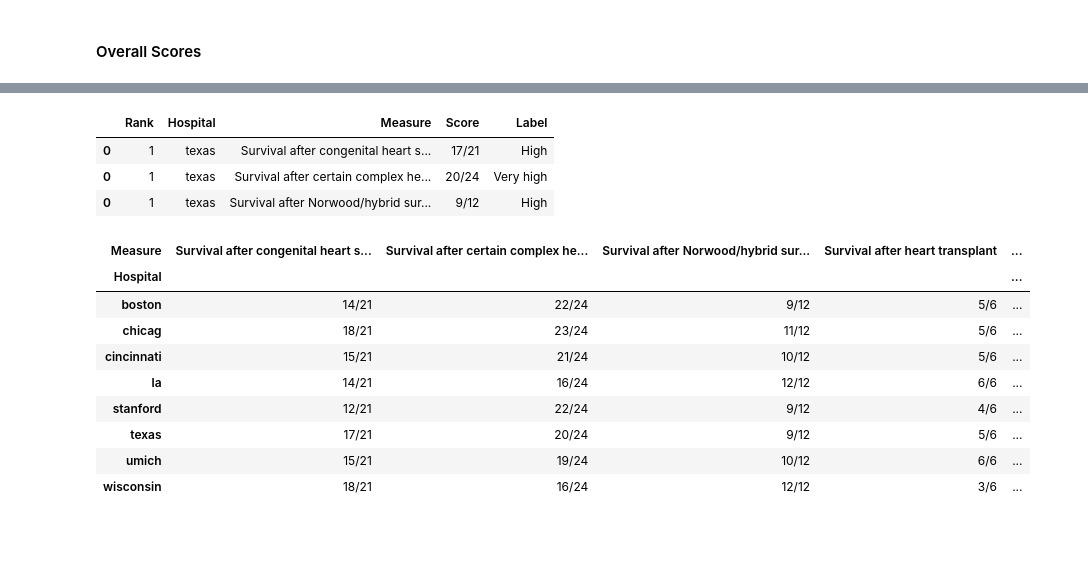
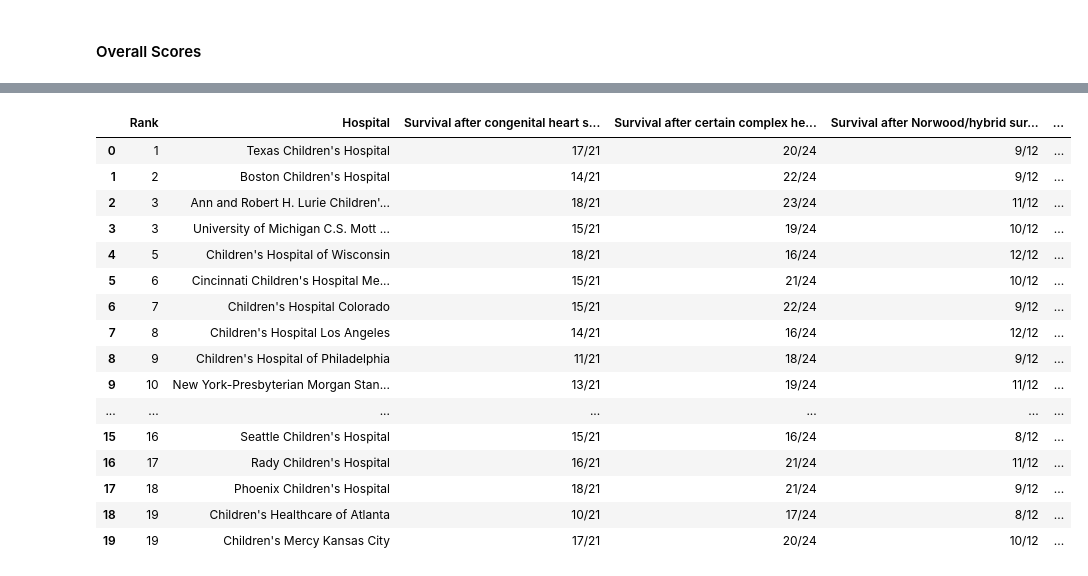
Before and after one commit to wenyu-z/py_programming, a Jupyter notebook: childrens_hospital_scrape/scrape_1.ipynb, the cells around one changed output, grey strips where cells are left out. Cells and saved outputs as stored; diff of their text form; code cells hidden in the pictures; blank space fills up the shorter version.

Commit message:
user_agent for directly reading response
user_agent for directly reading response. fudge yeah

```diff
--- a/childrens_hospital_scrape/scrape_1.ipynb
+++ b/childrens_hospital_scrape/scrape_1.ipynb
@@ -92,3 +73,0 @@ USN.ready().then(function() {
-# %%
-script_data = [d for d in soup2.find_all('script') if d.text.startswith(texts)]
-print len(script_data)
@@ -174,0 +74,36 @@ for tup in files:
+# %%
+texts = '\nUSN.ready().then(function() {\n    USN.EventDispatcher.instance.dispatcher.trigger(\'summon:hospitals:profile'
+def get_detail_data(url, texts):
+    page = requests.get(url, headers=user_agent)
+    soup = BeautifulSoup(page.text, 'lxml')
+    script_data = [d for d in soup.find_all('script') if d.text.startswith(texts)]
+    data = json.loads(script_data[0].text.split('init(')[1].rstrip('\n});\n});\n')[:-7])
+    return data
+# %%
+cols = ['Rank', 'Hospital', 'Measure', 'Score', 'Label']
+df = pd.DataFrame(columns=cols)
+
+for page_no in range(2):
+    url_param = {'page': page_no+1}
+    url = '%s/?%s' % (url_base, urllib.urlencode(url_param))
+
+    data = get_overall_data(url)
+
+    for i in range(10):
+        rank, name = [data['matches'][i][k] for k in ['rank', 'name']]
+        full_scorecard_suff = data['matches'][i]['full_scorecard_url']
+        url2 = '%s%s' % (pre, full_scorecard_suff)
+        d = get_detail_data(url2, texts)
+        all_titles = []
+        for group in d['scorecard']['measure_groups']:
+            for measure in group['measures']:
+                title = measure['title']
+                score = measure['score']['value']
+                label = measure['score']['label']
+                data_list = [rank, name, title, score, label]
+                df2 = pd.DataFrame(columns=cols, data=[data_list])
+                df = df.append(df2)
+                all_titles.append(title)
+
+df.reset_index(inplace = True, drop = True)
+display(df.head())
@@ -209,24 +137,27 @@ print len(set(all_titles))
-# %%
-display(df.head(3))
-# %% [output]
-|  | Rank | Hospital | Measure | Score | Label |
-| 0 | 1 | texas | Survival after congenital heart s... | 17/21 | High |
-| 0 | 1 | texas | Survival after certain complex he... | 20/24 | Very high |
-| 0 | 1 | texas | Survival after Norwood/hybrid sur... | 9/12 | High |
+# %%
+df_rank = df[['Rank', 'Hospital']].drop_duplicates()
 # %%
 df2 = df.pivot(index='Hospital', columns='Measure', values='Score')
-df2 = df2[all_titles]
+df2 = df2.reset_index().merge(df_rank, on = 'Hospital', how = 'left')[['Rank', 'Hospital']+all_titles]
+df2 = df2.sort_values(by='Rank').reset_index(drop = True)
 display(df2)
 # %% [output]
-| Measure | Survival after congenital heart s... | Survival after certain complex he... | Survival after Norwood/hybrid sur... | Survival after heart transplant | ... |
-| Hospital |  |  |  |  | ... |
-| boston | 14/21 | 22/24 | 9/12 | 5/6 | ... |
-| chicag | 18/21 | 23/24 | 11/12 | 5/6 | ... |
-| cincinnati | 15/21 | 21/24 | 10/12 | 5/6 | ... |
-| la | 14/21 | 16/24 | 12/12 | 6/6 | ... |
-| stanford | 12/21 | 22/24 | 9/12 | 4/6 | ... |
-| texas | 17/21 | 20/24 | 9/12 | 5/6 | ... |
-| umich | 15/21 | 19/24 | 10/12 | 6/6 | ... |
-| wisconsin | 18/21 | 16/24 | 12/12 | 3/6 | ... |
+|  | Rank | Hospital | Survival after congenital heart s... | Survival after certain complex he... | Survival after Norwood/hybrid sur... | ... |
+| 0 | 1 | Texas Children's Hospital | 17/21 | 20/24 | 9/12 | ... |
+| 1 | 2 | Boston Children's Hospital | 14/21 | 22/24 | 9/12 | ... |
+| 2 | 3 | Ann and Robert H. Lurie Children'... | 18/21 | 23/24 | 11/12 | ... |
+| 3 | 3 | University of Michigan C.S. Mott ... | 15/21 | 19/24 | 10/12 | ... |
+| 4 | 5 | Children's Hospital of Wisconsin | 18/21 | 16/24 | 12/12 | ... |
+| 5 | 6 | Cincinnati Children's Hospital Me... | 15/21 | 21/24 | 10/12 | ... |
+| 6 | 7 | Children's Hospital Colorado | 15/21 | 22/24 | 9/12 | ... |
+| 7 | 8 | Children's Hospital Los Angeles | 14/21 | 16/24 | 12/12 | ... |
+| 8 | 9 | Children's Hospital of Philadelphia | 11/21 | 18/24 | 9/12 | ... |
+| 9 | 10 | New York-Presbyterian Morgan Stan... | 13/21 | 19/24 | 11/12 | ... |
+| ... | ... | ... | ... | ... | ... | ... |
+| 15 | 16 | Seattle Children's Hospital | 15/21 | 16/24 | 8/12 | ... |
+| 16 | 17 | Rady Children's Hospital | 16/21 | 21/24 | 11/12 | ... |
+| 17 | 18 | Phoenix Children's Hospital | 18/21 | 21/24 | 9/12 | ... |
+| 18 | 19 | Children's Healthcare of Atlanta | 10/21 | 17/24 | 8/12 | ... |
+| 19 | 19 | Children's Mercy Kansas City | 17/21 | 20/24 | 10/12 | ... |
 # %%
 df3 = df.pivot(index='Hospital', columns='Measure', values='Label')
```
Also changed, not shown: parts of 26 cells of this notebook, 1 other file.
